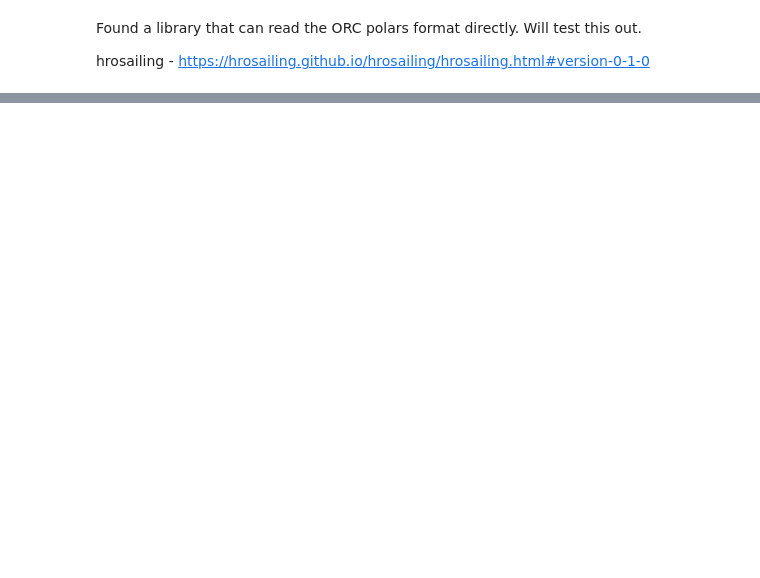
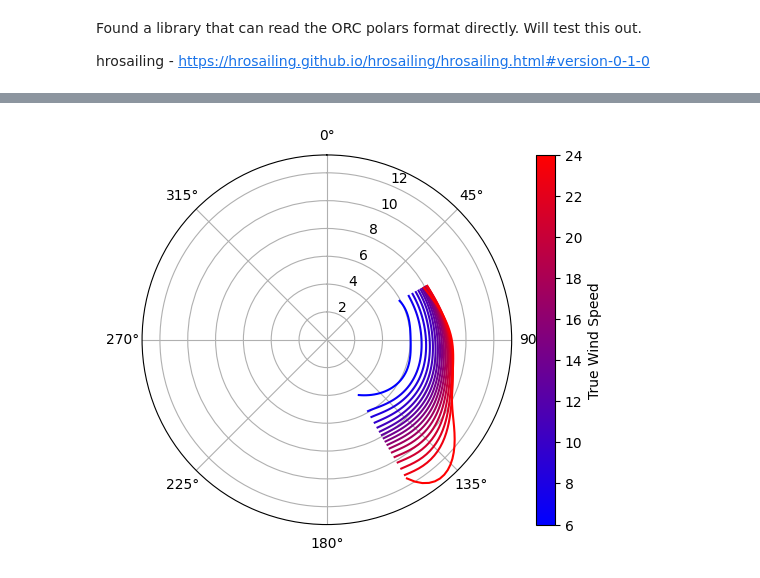
Before and after one commit to deDavil/bachelor-thesis, a Jupyter notebook: main.ipynb, the cells around one changed output, grey strips where cells are left out. Cells and saved outputs as stored; diff of their text form; code cells hidden in the pictures; blank space fills up the shorter version.

Commit message:
interpolated data formatted and plotted

```diff
--- a/main.ipynb
+++ b/main.ipynb
@@ -120,6 +119,9 @@ from hrosailing.polardiagram._reading import from_csv
 
 pd = from_csv("data/J112E_polars.csv", fmt="orc")
 print(pd)
+df_grid.to_csv("data/test.csv", sep = ";")
+pd2 = from_csv("data/test.csv", fmt="orc")
+print(pd2)
 # %% [output]
   TWA / TWS    6.0    8.0    10.0    12.0    14.0    16.0    20.0    24.0
 +++++++++++  +++++  +++++  ++++++  ++++++  ++++++  ++++++  ++++++  ++++++
@@ -139,0 +149,4 @@ plot_polar(pd, ws=[6, 24], n_steps=30, colors=('blue', 'red'), show_legend=True)
+# %%
+plot_polar(pd2, ws=[6, 24], n_steps=15, colors=('blue', 'red'), show_legend=True)
+# %% [output]
+[figure, added]
```
Also changed, not shown: parts of 3 cells of this notebook, 1 other file.
